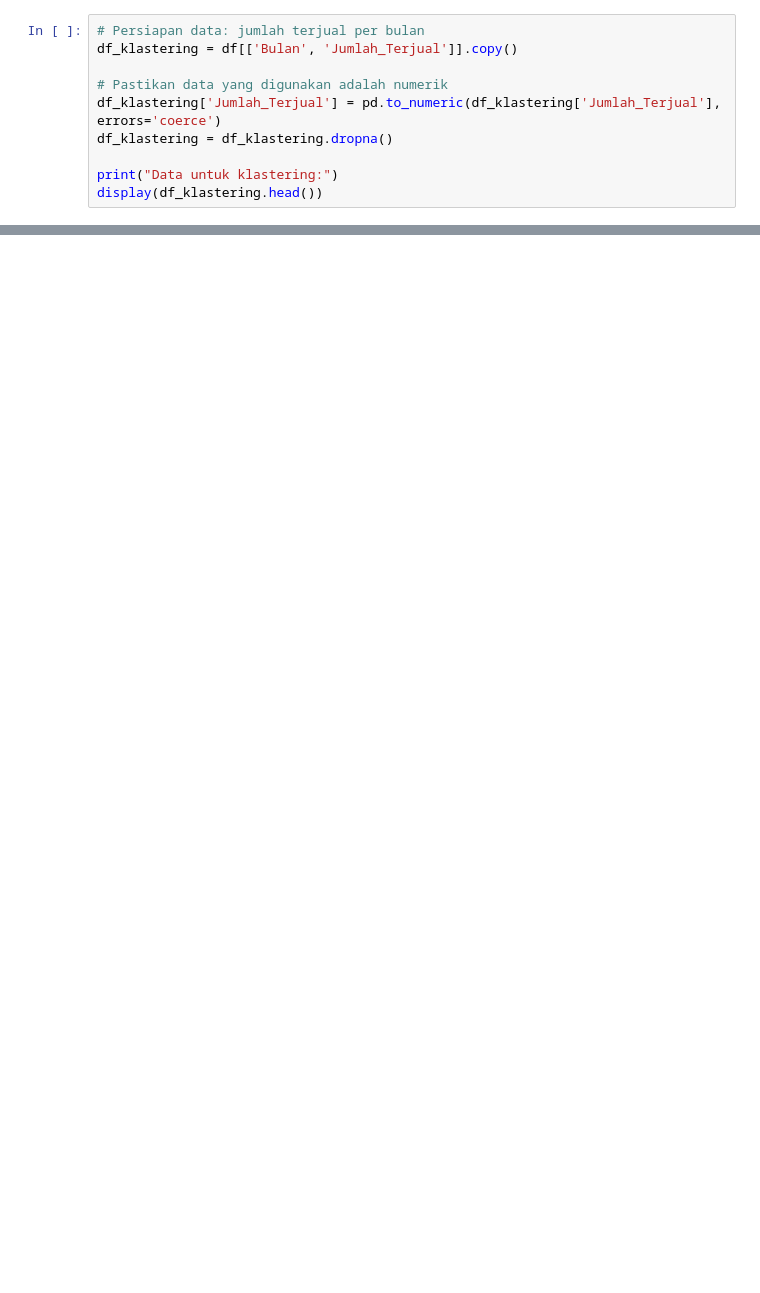
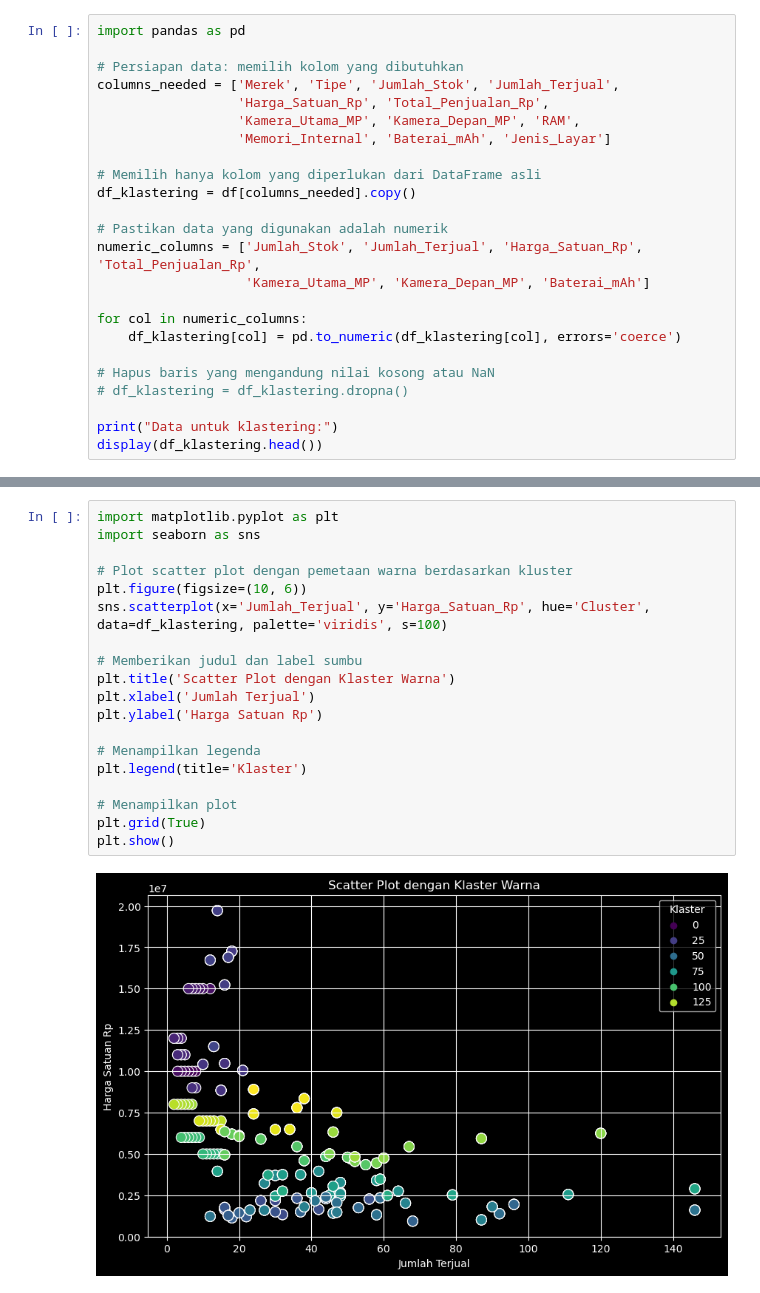
Before and after one commit to hizamruljaen123/apps_putri, a Jupyter notebook: main.ipynb, the cells around one changed output, grey strips where cells are left out. Cells and saved outputs as stored; diff of their text form; blank space fills up the shorter version.

```diff
--- a/main.ipynb
+++ b/main.ipynb
@@ -81,10 +102,24 @@ else:
 # %%
-# Persiapan data: jumlah terjual per bulan
-df_klastering = df[['Bulan', 'Jumlah_Terjual']].copy()
+import pandas as pd
+
+# Persiapan data: memilih kolom yang dibutuhkan
+columns_needed = ['Merek', 'Tipe', 'Jumlah_Stok', 'Jumlah_Terjual',
+                  'Harga_Satuan_Rp', 'Total_Penjualan_Rp',
+                  'Kamera_Utama_MP', 'Kamera_Depan_MP', 'RAM',
+                  'Memori_Internal', 'Baterai_mAh', 'Jenis_Layar']
+
+# Memilih hanya kolom yang diperlukan dari DataFrame asli
+df_klastering = df[columns_needed].copy()
 
 # Pastikan data yang digunakan adalah numerik
-df_klastering['Jumlah_Terjual'] = pd.to_numeric(df_klastering['Jumlah_Terjual'], errors='coerce')
-df_klastering = df_klastering.dropna()
+numeric_columns = ['Jumlah_Stok', 'Jumlah_Terjual', 'Harga_Satuan_Rp', 'Total_Penjualan_Rp',
+                   'Kamera_Utama_MP', 'Kamera_Depan_MP', 'Baterai_mAh']
+
+for col in numeric_columns:
+    df_klastering[col] = pd.to_numeric(df_klastering[col], errors='coerce')
+
+# Hapus baris yang mengandung nilai kosong atau NaN
+# df_klastering = df_klastering.dropna()
 
 print("Data untuk klastering:")
 display(df_klastering.head())
@@ -147,0 +279,21 @@ display(distribution_df)
+# %%
+import matplotlib.pyplot as plt
+import seaborn as sns
+
+# Plot scatter plot dengan pemetaan warna berdasarkan kluster
+plt.figure(figsize=(10, 6))
+sns.scatterplot(x='Jumlah_Terjual', y='Harga_Satuan_Rp', hue='Cluster', data=df_klastering, palette='viridis', s=100)
+
+# Memberikan judul dan label sumbu
+plt.title('Scatter Plot dengan Klaster Warna')
+plt.xlabel('Jumlah Terjual')
+plt.ylabel('Harga Satuan Rp')
+
+# Menampilkan legenda
+plt.legend(title='Klaster')
+
+# Menampilkan plot
+plt.grid(True)
+plt.show()
+# %% [output]
+[figure, added]
```
Also changed, not shown: parts of 17 cells of this notebook, 6 other files.
